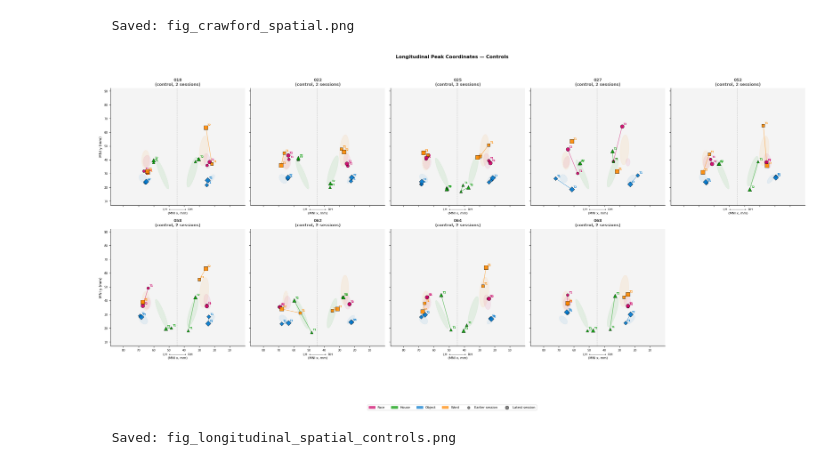
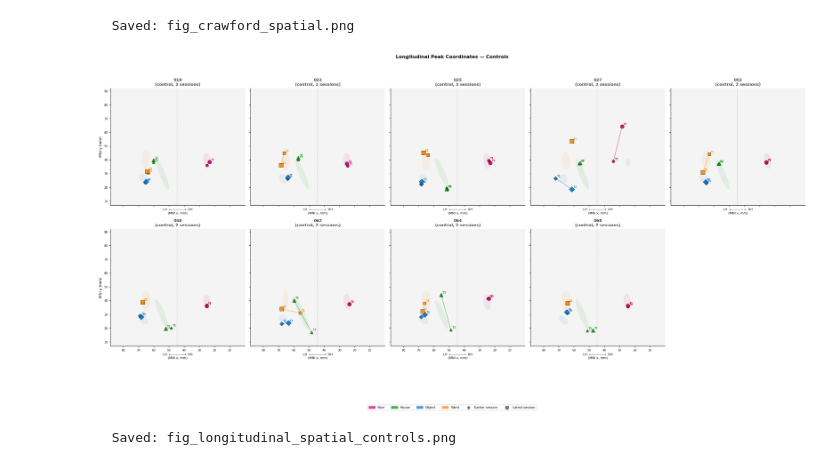
Before and after one commit to cnsimmons/sym_pt, a Jupyter notebook: C_Figures/01_select_visuals.ipynb, the cells around one changed output. Cells and saved outputs as stored; diff of their text form; code cells hidden in the pictures.

```diff
--- a/C_Figures/03_select_visuals.ipynb
+++ b/C_Figures/01_select_visuals.ipynb
@@ -1344,47 +1344,48 @@ def fig_longitudinal_spatial_controls(suffix=''):
         lbl      = short_name(sub)
         sessions = sorted(sub_df['ses_int'].unique())
 
-        # Faint group ellipses as reference
+        # Faint group ellipses as reference (preferred hemi only)
         for cat in CATEGORIES:
             color = CAT_COLORS[cat]
-            for hemi, ls in [('left', '--'), ('right', '-')]:
-                hdat = ctrl[(ctrl['sub'] != sub) &
-                            (ctrl['category'] == cat) &
-                            (ctrl['hemi'] == hemi)].dropna(
-                                subset=['peak_x_mni', 'peak_y_mni'])
-                cx, cy = hdat['peak_x_mni'].values, hdat['peak_y_mni'].values
-                if len(cx) >= 3:
-                    confidence_ellipse(cx, cy, ax, n_std=1.0,
-                                       facecolor=color, alpha=0.07,
-                                       edgecolor=color, linewidth=0.8,
-                                       linestyle=ls, zorder=1)
+            pref  = PREFERRED_CTRL_HEMI[cat]
+            ls    = '--' if pref == 'left' else '-'
+            hdat  = ctrl[(ctrl['sub'] != sub) &
+                         (ctrl['category'] == cat) &
+                         (ctrl['hemi'] == pref)].dropna(
+                             subset=['peak_x_mni', 'peak_y_mni'])
+            cx, cy = hdat['peak_x_mni'].values, hdat['peak_y_mni'].values
+            if len(cx) >= 3:
+                confidence_ellipse(cx, cy, ax, n_std=1.0,
+                                   facecolor=color, alpha=0.07,
+                                   edgecolor=color, linewidth=0.8,
+                                   linestyle=ls, zorder=1)
 
-        # Per-category trajectories across sessions (both hemispheres)
+        # Per-category trajectories across sessions (preferred hemi only)
         for cat in CATEGORIES:
-            color  = CAT_COLORS[cat]
-            for hemi in ['left', 'right']:
-                cat_df = sub_df[(sub_df['category'] == cat) &
-                                (sub_df['hemi'] == hemi)].sort_values('ses_int')
-                xs      = cat_df['peak_x_mni'].values
-                ys      = cat_df['peak_y_mni'].values
-                ses_ids = cat_df['ses_int'].values
+            color    = CAT_COLORS[cat]
+            pref     = PREFERRED_CTRL_HEMI[cat]
+            cat_df   = sub_df[(sub_df['category'] == cat) &
+                              (sub_df['hemi'] == pref)].sort_values('ses_int')
+            xs      = cat_df['peak_x_mni'].values
+            ys      = cat_df['peak_y_mni'].values
+            ses_ids = cat_df['ses_int'].values
 
-                if len(xs) < 1:
-                    continue
-                if len(xs) > 1:
-                    ax.plot(xs, ys, color=color, linewidth=1.2, alpha=0.6, zorder=3)
+            if len(xs) < 1:
+                continue
+            if len(xs) > 1:
+                ax.plot(xs, ys, color=color, linewidth=1.2, alpha=0.6, zorder=3)
 
-                for i, (x, y, s) in enumerate(zip(xs, ys, ses_ids)):
-                    is_last = (i == len(xs) - 1)
-                    ax.scatter(x, y, color=color,
-                               s=90 if is_last else 50,
-                               marker=CAT_MARKERS[cat],
-                               edgecolors='black', linewidth=0.6,
-                               alpha=0.9, zorder=4)
-                    if i == 0 or is_last:
-                        ax.annotate(f'T{i+1}', (x, y), fontsize=6, color=color,
-                                    xytext=(4, 4), textcoords='offset points',
-                                    fontweight='bold')
+            for i, (x, y, s) in enumerate(zip(xs, ys, ses_ids)):
+                is_last = (i == len(xs) - 1)
+                ax.scatter(x, y, color=color,
+                           s=90 if is_last else 50,
+                           marker=CAT_MARKERS[cat],
+                           edgecolors='black', linewidth=0.6,
+                           alpha=0.9, zorder=4)
+                if i == 0 or is_last:
+                    ax.annotate(f'T{i+1}', (x, y), fontsize=6, color=color,
+                                xytext=(4, 4), textcoords='offset points',
+                                fontweight='bold')
 
         ax.axvline(midline_x, color='gray', linewidth=0.8,
                    linestyle='--', alpha=0.5)
@@ -1402,32 +1403,32 @@ def fig_longitudinal_spatial_controls(suffix=''):
     # Hide empty axes
     for idx in range(n_pts, n_rows * n_cols):
         axes[idx // n_cols, idx % n_cols].set_visible(False)
 
     legend_cats  = [Patch(facecolor=CAT_COLORS[c], alpha=0.7,
                           edgecolor=CAT_COLORS[c],
                           label=c.title()) for c in CATEGORIES]
     legend_extra = [
         plt.scatter([], [], color='gray', marker='o', s=40,
                     edgecolors='black', linewidth=0.5, label='Earlier session'),
         plt.scatter([], [], color='gray', marker='o', s=80,
                     edgecolors='black', linewidth=0.5, label='Latest session'),
     ]
     fig.legend(handles=legend_cats + legend_extra,
                loc='lower center', ncol=min(6, len(CATEGORIES) + 2),
                fontsize=8, frameon=True, bbox_to_anchor=(0.5, -0.06))
 
     suf_label = f' [{suffix[1:]}]' if suffix else ''
     plt.suptitle(f'Longitudinal Peak Coordinates \u2014 Controls{suf_label}',
                  fontsize=12, fontweight='bold')
     plt.tight_layout(rect=[0, 0.08, 1, 0.95])
     plt.savefig(str(FIG_DIR / f'fig_longitudinal_spatial_controls{suffix}.png'),
                 dpi=300, bbox_inches='tight')
     plt.show()
     print(f'  Saved: fig_longitudinal_spatial_controls{suffix}.png')
 
 
 # ── Run ───────────────────────────────────────────────────────────────────────
 fig_longitudinal_spatial_controls()
 # %% [output]
-[figure, old version]
+[figure, new version]
   Saved: fig_longitudinal_spatial_controls.png
```
Also changed, not shown: 3 other files.
